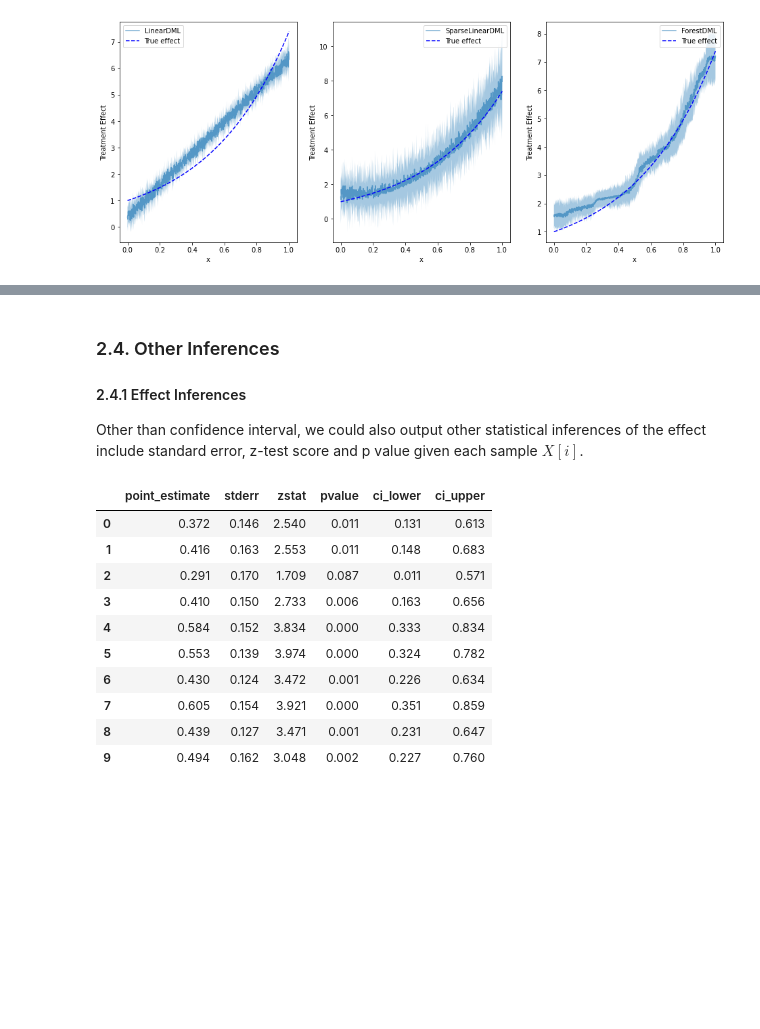
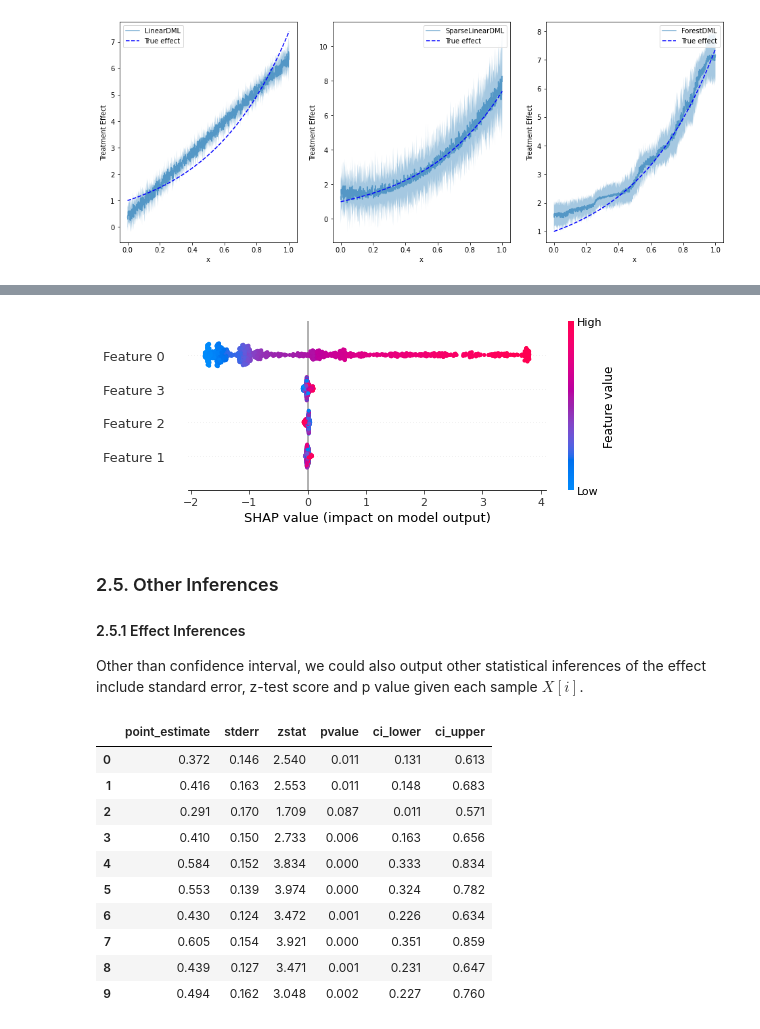
Before and after one commit to py-why/EconML, a Jupyter notebook: notebooks/Double Machine Learning Examples.ipynb, the cells around one changed output, grey strips where cells are left out. Drawn from its saved outputs; the diff is of its cells as text; code cells hidden in the pictures; blank space fills up the shorter version.

```diff
--- a/notebooks/Double Machine Learning Examples.ipynb
+++ b/notebooks/Double Machine Learning Examples.ipynb
@@ -345,6 +334,12 @@ plt.show()
+# %%
+shap_values3 = est3.shap_values(X)
+shap.plots.beeswarm(shap_values3['Y0']['T0'])
+plt.show()
+# %% [output]
+[figure, added]
 # %% [markdown]
-### 2.4. Other Inferences
-#### 2.4.1 Effect Inferences
+### 2.5. Other Inferences
+#### 2.5.1 Effect Inferences
 Other than confidence interval, we could also output other statistical inferences of the effect include standard error, z-test score and p value given each sample $X[i]$.
 # %%
 est.effect_inference(X_test[:10,]).summary_frame(alpha=0.1, value=0, decimals=3)
```
Also changed, not shown: parts of 9 cells of this notebook.
